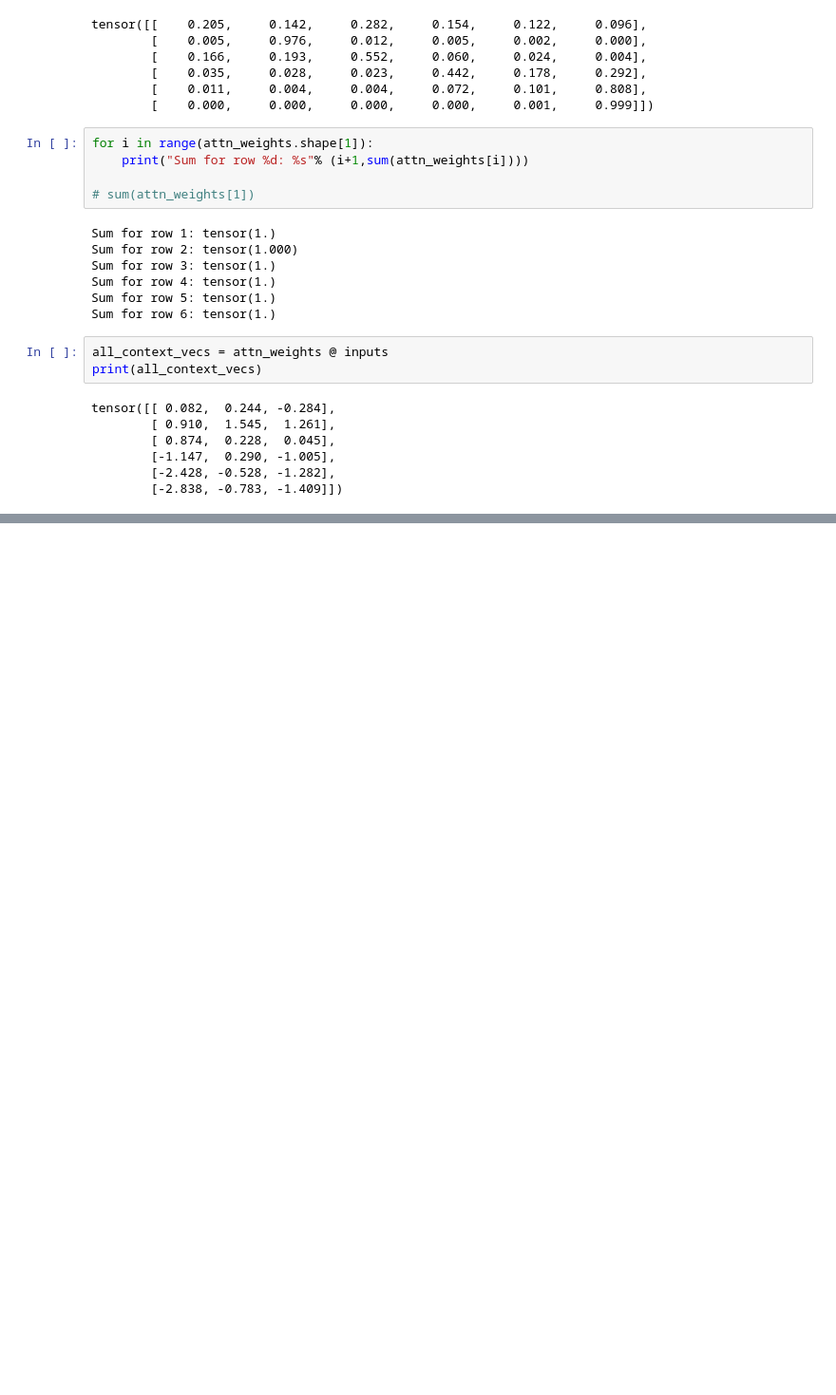
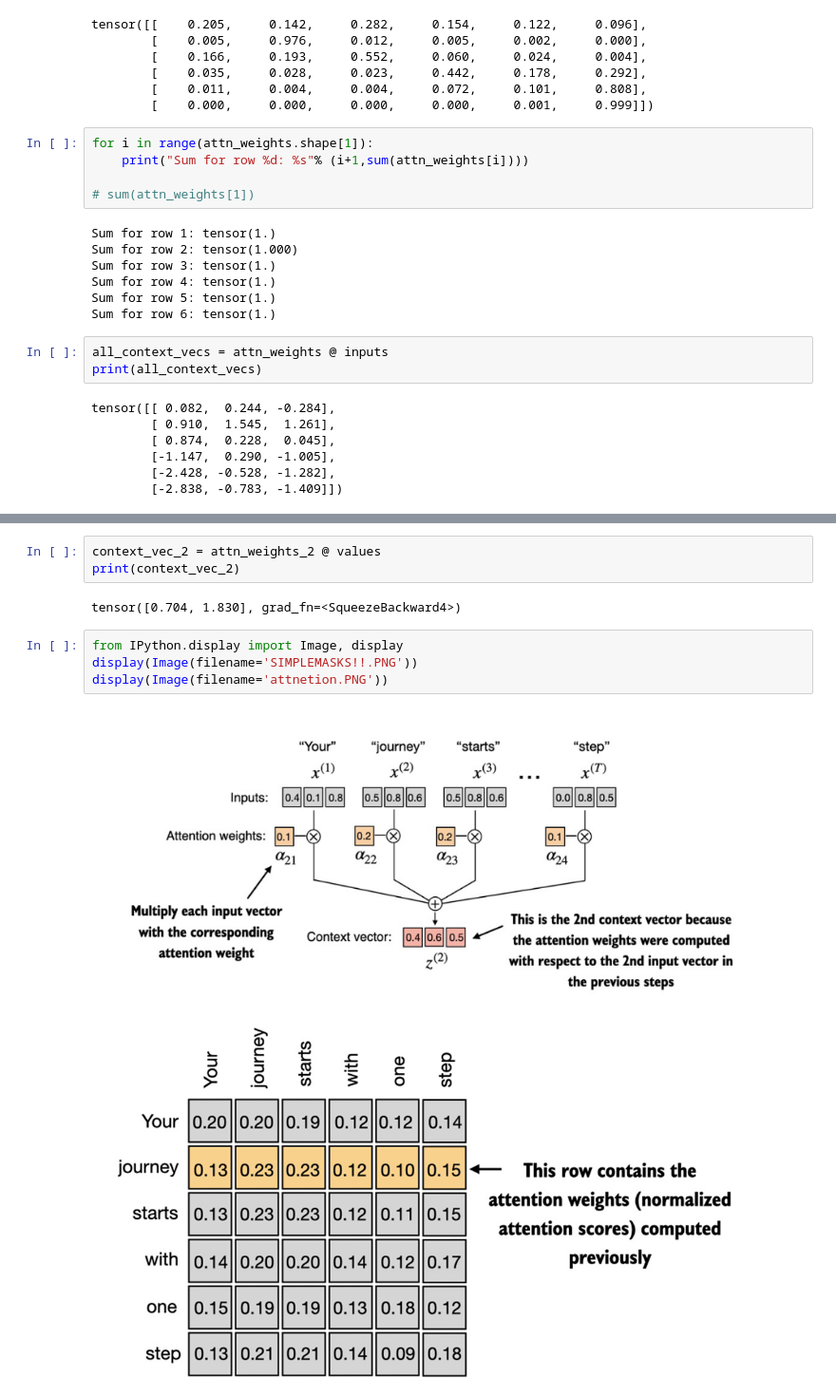
Before and after one commit to armallah/GPT3-LLM, a Jupyter notebook: attentionMechanism.ipynb, the cells around one changed output, grey strips where cells are left out. Shown at 95% size. Saved outputs shown, nothing was run; the diff lists cells and outputs as text; blank space fills up the shorter version.

```diff
--- a/attentionMechanism.ipynb
+++ b/attentionMechanism.ipynb
@@ -136,0 +213,12 @@ tensor([[ 0.082,  0.244, -0.284],
+# %%
+context_vec_2 = attn_weights_2 @ values
+print(context_vec_2)
+# %% [output]
+tensor([0.704, 1.830], grad_fn=<SqueezeBackward4>)
+# %%
+from IPython.display import Image, display
+display(Image(filename='SIMPLEMASKS!!.PNG'))
+display(Image(filename='attnetion.PNG'))
+# %% [output]
+[figure, added]
+[figure, added]
```
Also changed, not shown: parts of 9 cells of this notebook.
